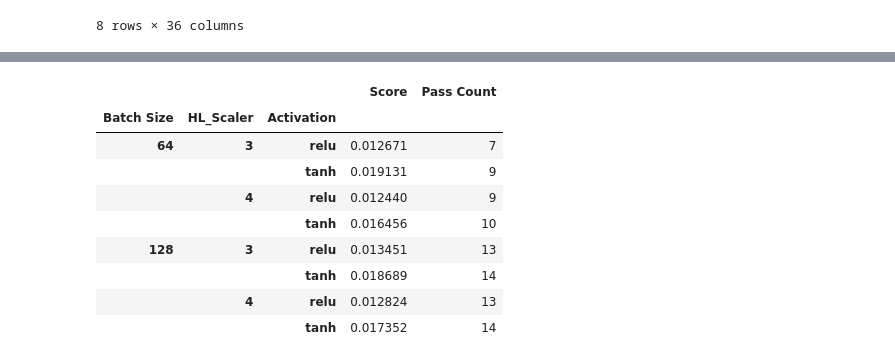
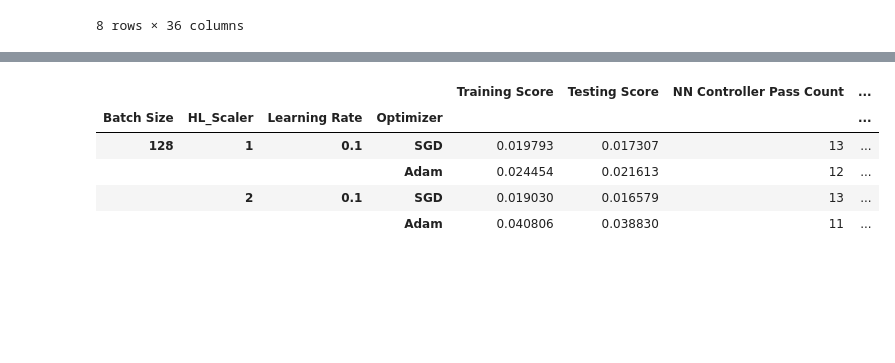
Before and after one commit to laurenbramblett/robot_DFD_RL, a Jupyter notebook: model_training_automation.ipynb, the cells around one changed output, grey strips where cells are left out. Drawn from its saved outputs; the diff is of its cells as text; code cells hidden in the pictures; blank space fills up the shorter version.

Commit message:
Cleaned up model automation notebook

```diff
--- a/model_training_automation.ipynb
+++ b/model_training_automation.ipynb
@@ -128,7 +170,0 @@ def bulk_layers(n,layer_params):
-# %%
-def get_driver_layers(HL_scale,activation):
-    layers=[[[64], {'input_dim':len(features_l), 'activation':activation}],
-[[64*HL_scale], {'activation':activation}],
-[[64*HL_scale], {'activation':activation}],
-[[1], {'activation':'linear'}]]
-    return layers
@@ -168,15 +192,22 @@ def simulate_model(model,worlds):
 results={}
 score_dict={}
 
-epochs=1
+
+mn=1
 for b_sz in batch_sizes:
     for hl_scale in HL_scales:
         for lr in learning_rates:
             for opt in optimizers:
+                opti=None
+                if opt=='Adam': #This makes indexing easier later,
+                    opti=Adam(learning_rate=lr)
+                if opt=='SGD':
+                    opti=SGD(learning_rate=lr)
                 test_params=(b_sz,hl_scale,lr,opt)
+                print("\n Model No. %d"%mn)
                 print(test_params)
-                layers=get_driver_layers(hl_scale,'relu')
-                compile_params=[[],{'loss':'mean_squared_error', 'optimizer':opt,'learning_rate':lr, 'metrics':['mse']}]
+                layers=get_driver_layers(hl_scale,len(features_l),'relu')
+                compile_params=[[],{'loss':'mean_squared_error', 'optimizer':opti, 'metrics':['mse']}]
                 model=createNN(layer_params=layers,compile_params=compile_params)
                 model.fit(train_data[features_l],train_data[targets_l],epochs=epochs,batch_size=b_sz)
 
@@ -184,10 +215,13 @@ for b_sz in batch_sizes:
 
                 _,test_score=model.evaluate(test_data[features_l],test_data[targets_l])
 
-                pf_sum,pf_by_world=simulate_model(model,test_world_ids)
+                pf_sum,avg_ctrl_iters,pf_by_world,ctrl_iters_by_world=simulate_model(model,test_world_ids)
 
                 results[test_params]={'layers':layers,'model':model,
-                                      'training score':trn_score,'test score':test_score,'pf_score':pf_sum,'pf_by_world':pf_by_world}
-                print(score)
-                score_dict[test_params]=[trn_score,test_score,pf_sum]
+                                      'training score':trn_score,'test score':test_score,
+                                      'pf_score':pf_sum,'pf_by_world':pf_by_world,
+                                      'avg_ctrl_iters':avg_ctrl_iters,'ctrl_iters_by_world':ctrl_iters_by_world}
+                print(test_score)
+                score_dict[test_params]=[trn_score,test_score,pf_sum,avg_ctrl_iters]
+                mn+=1
 # %% [output]
@@ -231,18 +249,15 @@ results
 # %%
 idx=score_dict.keys()
 vals=[score_dict[i] for i in idx]
-Score_df=pd.DataFrame(vals,index=idx,columns=['Training Score','Testing Score','Pass Count'])
-Score_df.index.names=['Batch Size','HL_Scaler','Activation']
+idx
+Score_df=pd.DataFrame(vals,index=idx,columns=['Training Score','Testing Score','NN Controller Pass Count','NN AVG Controller Iterations'])
+Score_df.index.names=['Batch Size','HL_Scaler','Learning Rate','Optimizer']
 # %%
-Score_df
+Score_df.head()
 # %% [output]
-|  |  |  | Score | Pass Count |
-| Batch Size | HL_Scaler | Activation |  |  |
-| 64 | 3 | relu | 0.012671 | 7 |
-|  |  | tanh | 0.019131 | 9 |
-|  | 4 | relu | 0.012440 | 9 |
-|  |  | tanh | 0.016456 | 10 |
-| 128 | 3 | relu | 0.013451 | 13 |
-|  |  | tanh | 0.018689 | 14 |
-|  | 4 | relu | 0.012824 | 13 |
-|  |  | tanh | 0.017352 | 14 |
+|  |  |  |  | Training Score | Testing Score | NN Controller Pass Count | ... |
+| Batch Size | HL_Scaler | Learning Rate | Optimizer |  |  |  | ... |
+| 128 | 1 | 0.1 | SGD | 0.019793 | 0.017307 | 13 | ... |
+|  |  |  | Adam | 0.024454 | 0.021613 | 12 | ... |
+|  | 2 | 0.1 | SGD | 0.019030 | 0.016579 | 13 | ... |
+|  |  |  | Adam | 0.040806 | 0.038830 | 11 | ... |
```
Also changed, not shown: parts of 23 cells of this notebook.
